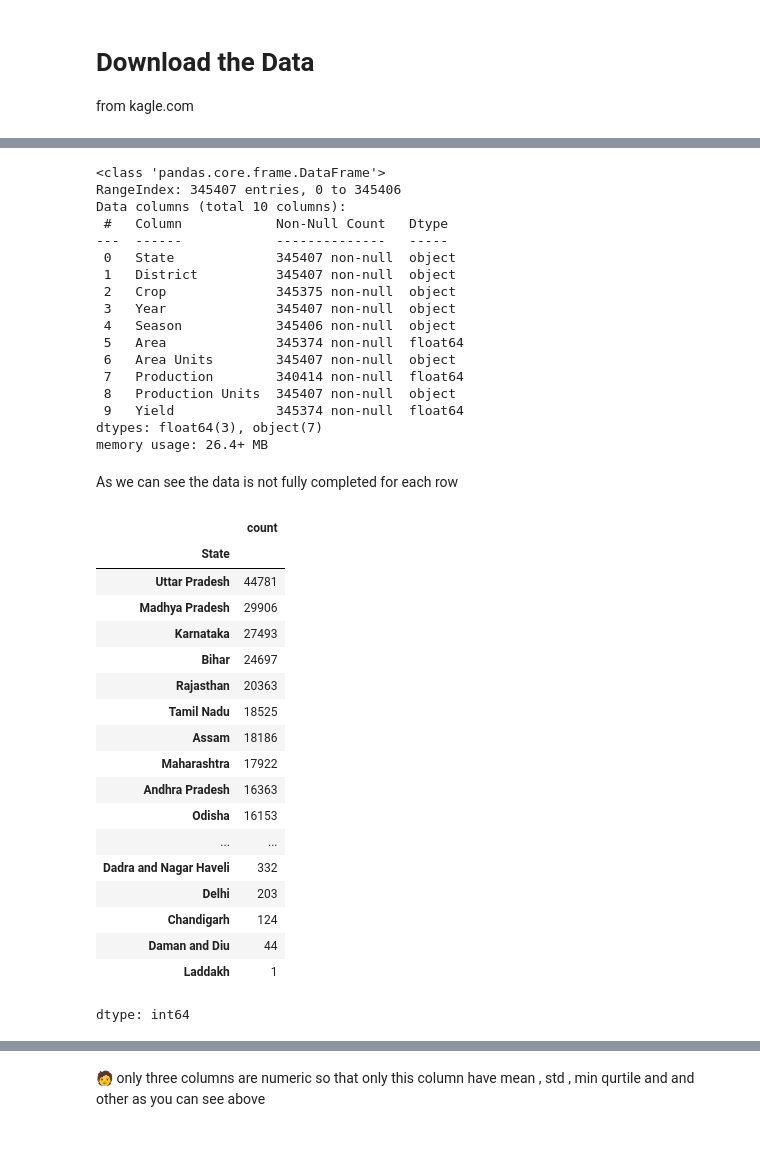
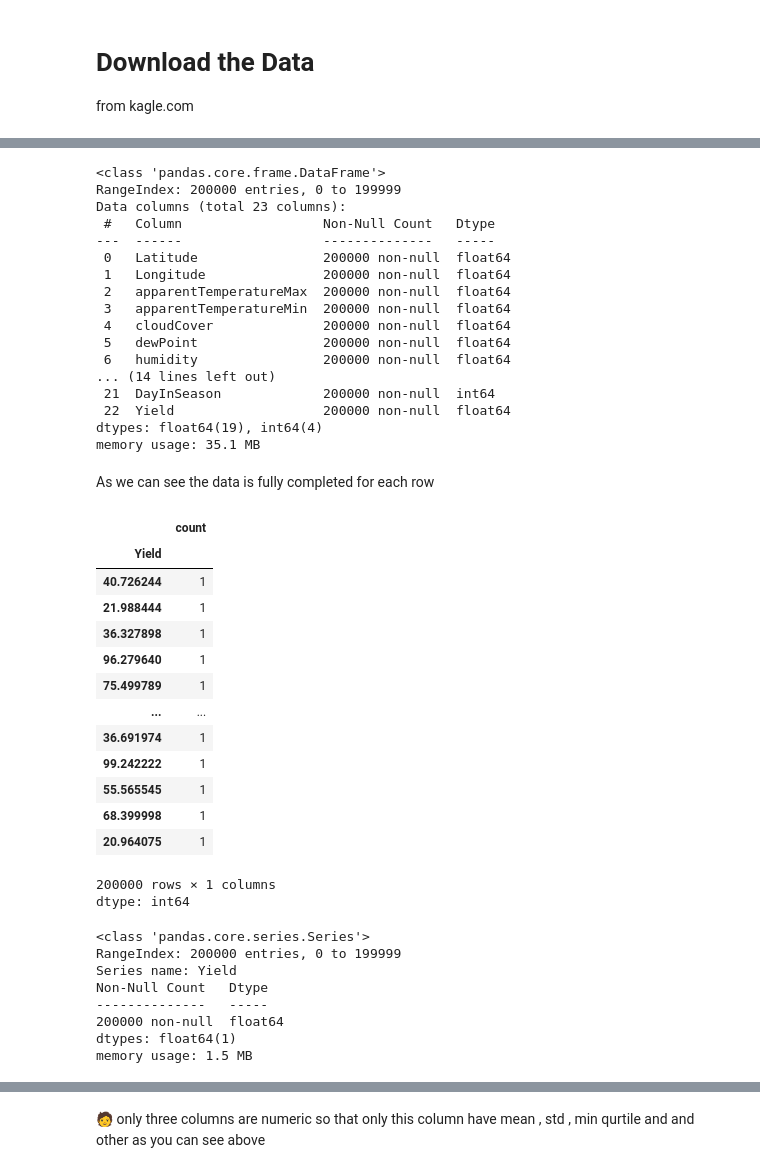
Before and after one commit to yonas8989/wheat_crop_production_ml, a Jupyter notebook: production_prediction.ipynb, the cells around one changed output, grey strips where cells are left out. Saved outputs shown, nothing was run; the diff lists cells and outputs as text; code cells hidden in the pictures; blank space fills up the shorter version.

```diff
--- a/production_prediction.ipynb
+++ b/production_prediction.ipynb
@@ -46,7 +46,7 @@ def load_csv_data(drive_path, csv_filename):
 try:
     # Specify the folder and file name in your Google Drive
     folder_in_drive = ""  # e.g., "datasets" or leave as an empty string if the file is in the root of My Drive
-    csv_file_name = "India Agriculture Crop Production.csv"
+    csv_file_name = "mock_india_data_200k.csv"
 
     agriculture_data = load_csv_data(folder_in_drive, csv_file_name)
 except Exception as e:
@@ -66,46 +67,53 @@ agriculture_data.head()
 agriculture_data.info()
 # %% [output]
 <class 'pandas.core.frame.DataFrame'>
-RangeIndex: 345407 entries, 0 to 345406
-Data columns (total 10 columns):
- #   Column            Non-Null Count   Dtype
----  ------            --------------   -----
- 0   State             345407 non-null  object
- 1   District          345407 non-null  object
- 2   Crop              345375 non-null  object
- 3   Year              345407 non-null  object
- 4   Season            345406 non-null  object
- 5   Area              345374 non-null  float64
- 6   Area Units        345407 non-null  object
- 7   Production        340414 non-null  float64
- 8   Production Units  345407 non-null  object
- 9   Yield             345374 non-null  float64
-dtypes: float64(3), object(7)
-memory usage: 26.4+ MB
+RangeIndex: 200000 entries, 0 to 199999
+Data columns (total 23 columns):
+ #   Column                  Non-Null Count   Dtype
+---  ------                  --------------   -----
+ 0   Latitude                200000 non-null  float64
+ 1   Longitude               200000 non-null  float64
+ 2   apparentTemperatureMax  200000 non-null  float64
+ 3   apparentTemperatureMin  200000 non-null  float64
+ 4   cloudCover              200000 non-null  float64
+ 5   dewPoint                200000 non-null  float64
+ 6   humidity                200000 non-null  float64
+... (14 lines left out)
+ 21  DayInSeason             200000 non-null  int64
+ 22  Yield                   200000 non-null  float64
+dtypes: float64(19), int64(4)
+memory usage: 35.1 MB
 # %% [markdown]
-As we can see the data is not fully completed for each row
+As we can see the data is fully completed for each row
 # %%
-agriculture_data["State"].value_counts()
+agriculture_data["Yield"].value_counts()
 # %% [output]
 |  | count |
-| State |  |
-| Uttar Pradesh | 44781 |
-| Madhya Pradesh | 29906 |
-| Karnataka | 27493 |
-| Bihar | 24697 |
-| Rajasthan | 20363 |
-| Tamil Nadu | 18525 |
-| Assam | 18186 |
-| Maharashtra | 17922 |
-| Andhra Pradesh | 16363 |
-| Odisha | 16153 |
+| Yield |  |
+| 40.726244 | 1 |
+| 21.988444 | 1 |
+| 36.327898 | 1 |
+| 96.279640 | 1 |
+| 75.499789 | 1 |
 | ... | ... |
-| Dadra and Nagar Haveli | 332 |
-| Delhi | 203 |
-| Chandigarh | 124 |
-| Daman and Diu | 44 |
-| Laddakh | 1 |
+| 36.691974 | 1 |
+| 99.242222 | 1 |
+| 55.565545 | 1 |
+| 68.399998 | 1 |
+| 20.964075 | 1 |
+200000 rows × 1 columns
 dtype: int64
+# %%
+agriculture_data['Yield'].info();
+# %% [output]
+<class 'pandas.core.series.Series'>
+RangeIndex: 200000 entries, 0 to 199999
+Series name: Yield
+Non-Null Count   Dtype
+--------------   -----
+200000 non-null  float64
+dtypes: float64(1)
+memory usage: 1.5 MB
 # %%
 agriculture_data.describe()
 # %% [output]
```
Also changed, not shown: parts of 20 cells of this notebook.
